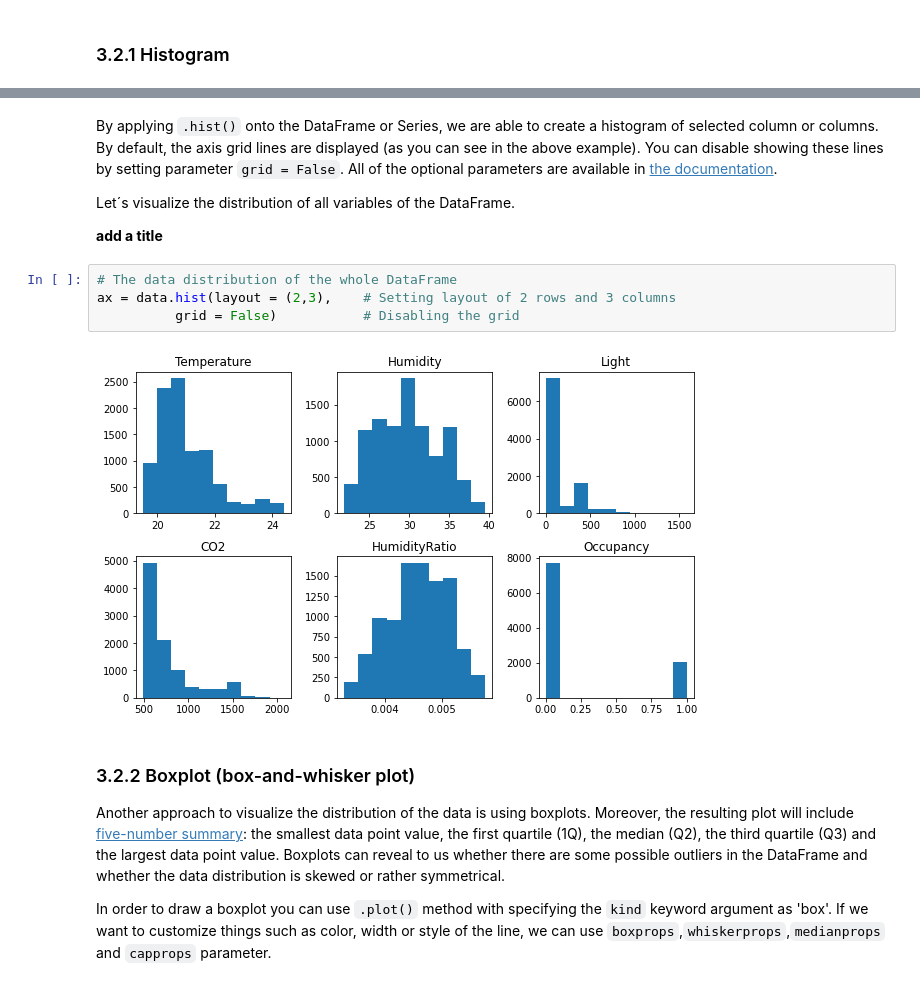
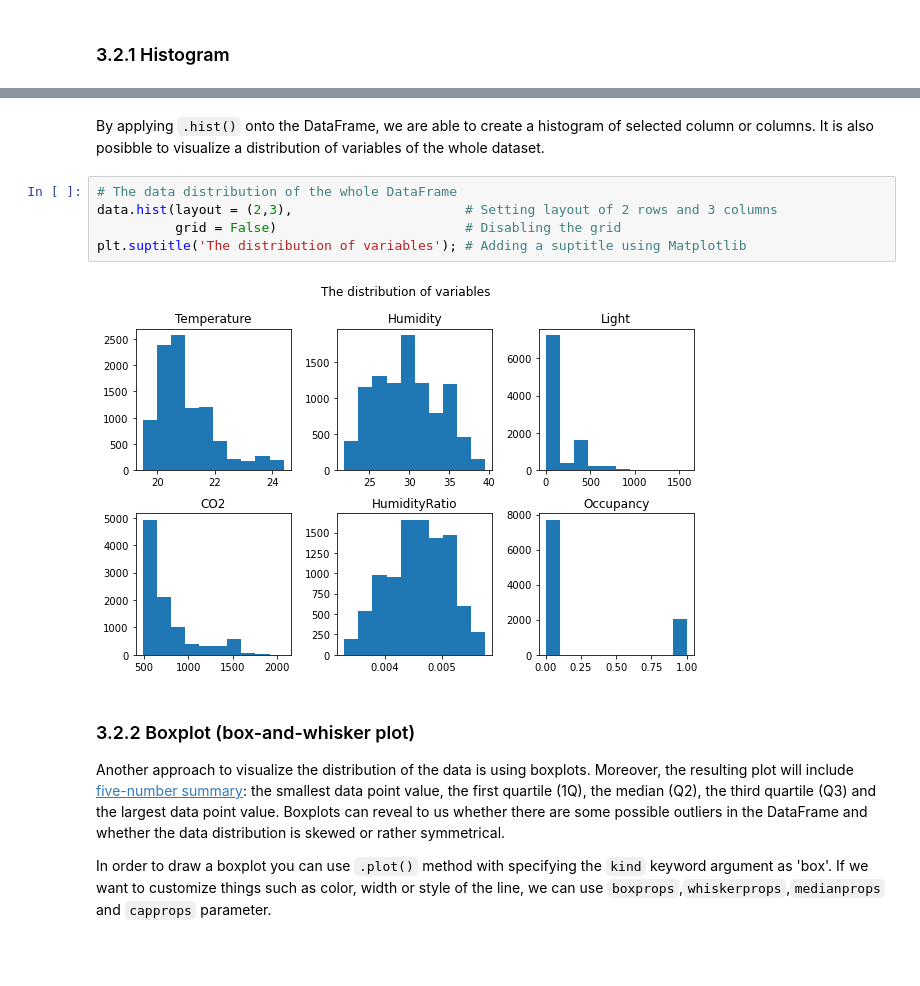
Before and after one commit to zatkopatrik/authentic-data-science, a Jupyter notebook: Jupyter_notebooks/3. Data-Visualization/3_4_5 Visualization with Pandas.ipynb, the cells around one changed output, grey strips where cells are left out. Cells and saved outputs as stored; diff of their text form; blank space fills up the shorter version.

```diff
--- a/Jupyter_notebooks/3. Data-Visualization/3_4_5 Visualization with Pandas.ipynb
+++ b/Jupyter_notebooks/3. Data-Visualization/3_4_5 Visualization with Pandas.ipynb
@@ -276,15 +274,12 @@ plt.ylabel('Number of occurences');
-# %% [markdown]
-By applying `.hist()` onto the DataFrame or Series, we are able to create a histogram of selected column or columns. By default, the axis grid lines are displayed (as you can see in the above example). You can disable showing these lines by setting parameter `grid = False`. All of the optional parameters are available in [the documentation](https://pandas.pydata.org/pandas-docs/version/0.23/generated/pandas.DataFrame.hist.html).
-
-Let´s visualize the distribution of all variables of the DataFrame.
-
-**add a title**
+# %% [markdown]
+By applying `.hist()` onto the DataFrame, we are able to create a histogram of selected column or columns. It is also posibble to visualize a distribution of variables of the whole dataset.
 # %%
 # The data distribution of the whole DataFrame
-ax = data.hist(layout = (2,3),    # Setting layout of 2 rows and 3 columns
-          grid = False)           # Disabling the grid
+data.hist(layout = (2,3),                      # Setting layout of 2 rows and 3 columns
+          grid = False)                        # Disabling the grid
+plt.suptitle('The distribution of variables'); # Adding a suptitle using Matplotlib
 # %% [output]
-[figure, old version]
+[figure, new version]
 # %% [markdown]
 ### 3.2.2 Boxplot (box-and-whisker plot)
 
```
Also changed, not shown: parts of 41 cells of this notebook.
